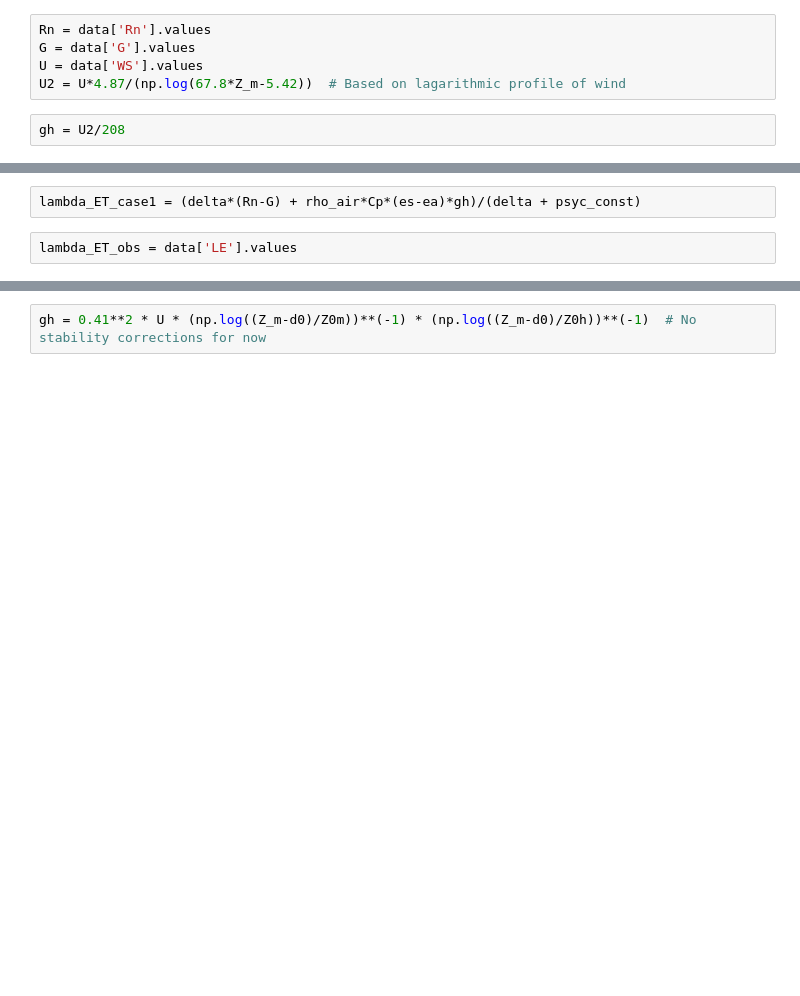
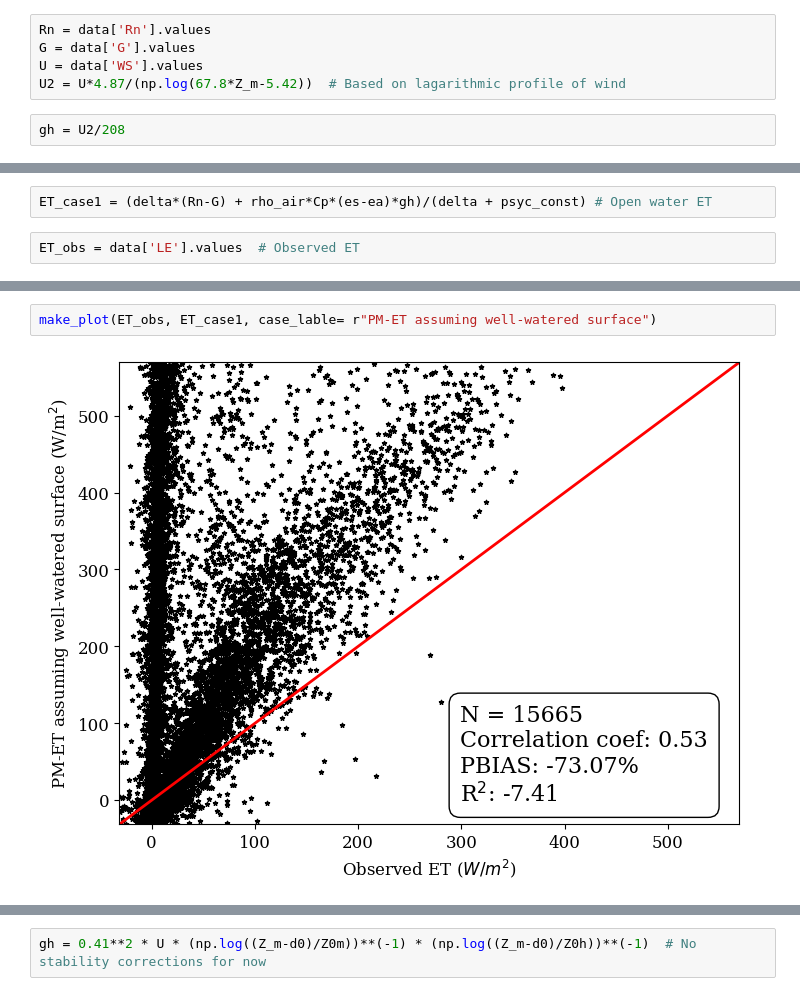
Before and after one commit to praghav444/CEE491-591-Process-Hydrology-Tutorials, a Jupyter notebook: Penman-Monteith-based-ET-Modeling-Tutorial.ipynb, the cells around one changed output, grey strips where cells are left out. Saved outputs shown, nothing was run; the diff lists cells and outputs as text; blank space fills up the shorter version.

```diff
--- a/Penman-Monteith-based-ET-Modeling-Tutorial.ipynb
+++ b/Penman-Monteith-based-ET-Modeling-Tutorial.ipynb
@@ -401,5 +401,5 @@ plt.plot(1/gh)
 # %%
-lambda_ET_case1 = (delta*(Rn-G) + rho_air*Cp*(es-ea)*gh)/(delta + psyc_const)
+ET_case1 = (delta*(Rn-G) + rho_air*Cp*(es-ea)*gh)/(delta + psyc_const) # Open water ET
 # %%
-lambda_ET_obs = data['LE'].values
+ET_obs = data['LE'].values  # Observed ET
 # %%
@@ -427,3 +440,7 @@ plt.show()
+# %%
+make_plot(ET_obs, ET_case1, case_lable= r"PM-ET assuming well-watered surface")
+# %% [output]
+[figure, added]
 # %% [markdown]
 ## **Case 2: Partially wet soil with no vegetation**
 ![Fig2.PNG](https://github.com/praghav444/CEE491-591-Process-Hydrology-Tutorials/blob/main/Fig2.PNG?raw=1)
```
Also changed, not shown: parts of 10 cells of this notebook.
